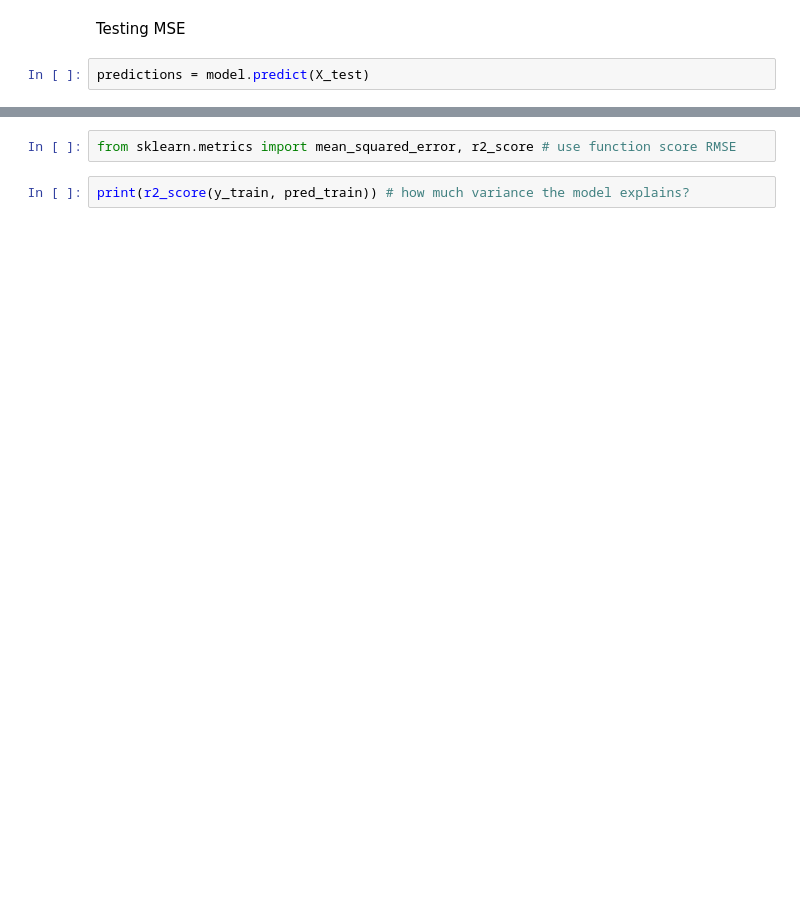
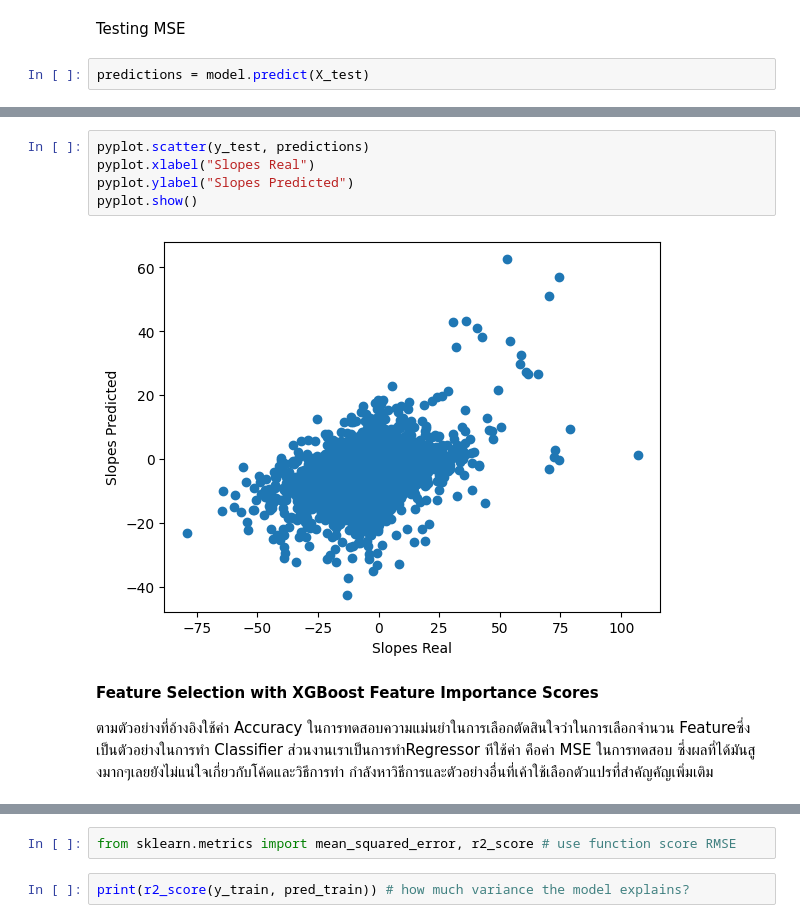
Before and after one commit to Aomaphisara/ULckdresearch2023, a Jupyter notebook: XGBoost_Feature_Importance.ipynb, the cells around one changed output, grey strips where cells are left out. Saved outputs shown, nothing was run; the diff lists cells and outputs as text; blank space fills up the shorter version.

```diff
--- a/XGBoost_Feature_Importance.ipynb
+++ b/XGBoost_Feature_Importance.ipynb
@@ -188,0 +173,11 @@ print(mean_squared_error(y_test, predictions))
+# %%
+pyplot.scatter(y_test, predictions)
+pyplot.xlabel("Slopes Real")
+pyplot.ylabel("Slopes Predicted")
+pyplot.show()
+# %% [output]
+[figure, added]
+# %% [markdown]
+**Feature Selection with XGBoost Feature Importance Scores**
+
+ตามตัวอย่างที่อ้างอิงใช้ค่า Accuracy ในการทดสอบความแม่นยำในการเลือกตัดสินใจว่าในการเลือกจำนวน Featureซึ่งเป็นตัวอย่างในการทำ Classifier ส่วนงานเราเป็นการทำRegressor ทีใช้ค่า คือค่า MSE ในการทดสอบ ซึ่งผลที่ได้มันสูงมากๆเลยยังไม่แน่ใจเกี่ยวกับโค้ดและวิธีการทำ กำลังหาวิธีการและตัวอย่างอื่นที่เค้าใช้เลือกตัวแปรที่สำคัญคัญเพิ่มเติม
```
Also changed, not shown: parts of 40 cells of this notebook.
